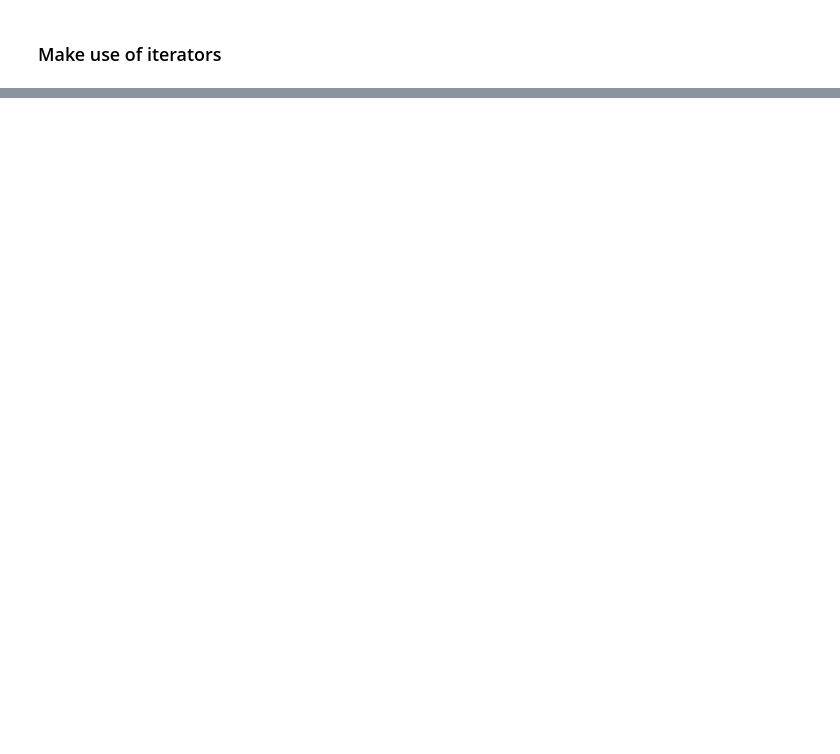
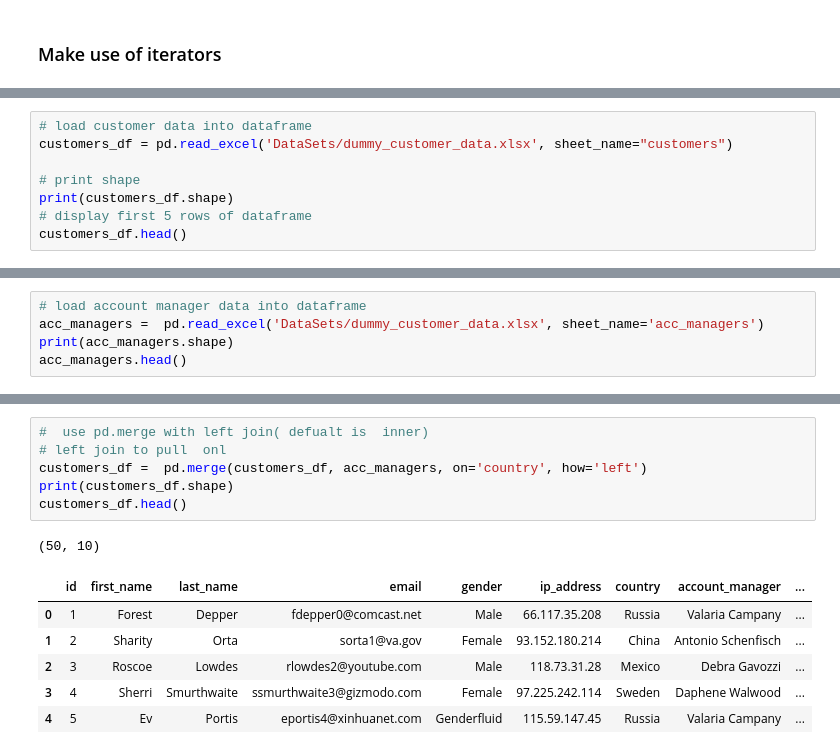
Before and after one commit to shahedkarolia/UCDPA_SKarolia, a Jupyter notebook: UCD_PA_Assignment_Supporting_Notebook.ipynb, the cells around one changed output, grey strips where cells are left out. Saved outputs shown, nothing was run; the diff lists cells and outputs as text; blank space fills up the shorter version.

```diff
--- a/UCD_PA_Assignment_Supporting_Notebook.ipynb
+++ b/UCD_PA_Assignment_Supporting_Notebook.ipynb
@@ -408,0 +468,8 @@ random_addresses
+# %%
+# load customer data into dataframe
+customers_df = pd.read_excel('DataSets/dummy_customer_data.xlsx', sheet_name="customers")
+
+# print shape
+print(customers_df.shape)
+# display first 5 rows of dataframe
+customers_df.head()
@@ -408,0 +484,5 @@ random_addresses
+# %%
+# load account manager data into dataframe
+acc_managers =  pd.read_excel('DataSets/dummy_customer_data.xlsx', sheet_name='acc_managers')
+print(acc_managers.shape)
+acc_managers.head()
@@ -408,0 +497,14 @@ random_addresses
+# %%
+#  use pd.merge with left join( defualt is  inner)
+# left join to pull  onl
+customers_df =  pd.merge(customers_df, acc_managers, on='country', how='left')
+print(customers_df.shape)
+customers_df.head()
+# %% [output]
+(50, 10)
+|  | id | first_name | last_name | email | gender | ip_address | country | account_manager | ... |
+| 0 | 1 | Forest | Depper | fdepper0@comcast.net | Male | 66.117.35.208 | Russia | Valaria Campany | ... |
+| 1 | 2 | Sharity | Orta | sorta1@va.gov | Female | 93.152.180.214 | China | Antonio Schenfisch | ... |
+| 2 | 3 | Roscoe | Lowdes | rlowdes2@youtube.com | Male | 118.73.31.28 | Mexico | Debra Gavozzi | ... |
+| 3 | 4 | Sherri | Smurthwaite | ssmurthwaite3@gizmodo.com | Female | 97.225.242.114 | Sweden | Daphene Walwood | ... |
+| 4 | 5 | Ev | Portis | eportis4@xinhuanet.com | Genderfluid | 115.59.147.45 | Russia | Valaria Campany | ... |
```
Also changed, not shown: parts of 17 cells of this notebook.
